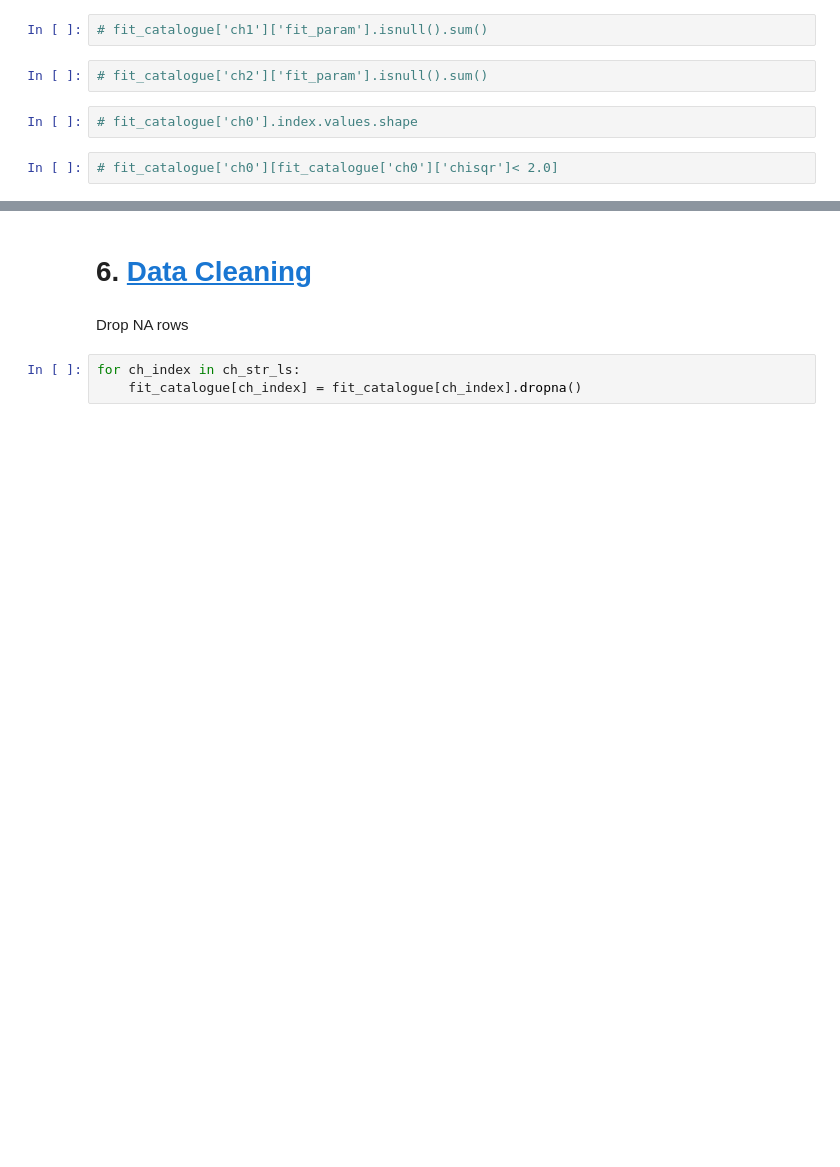
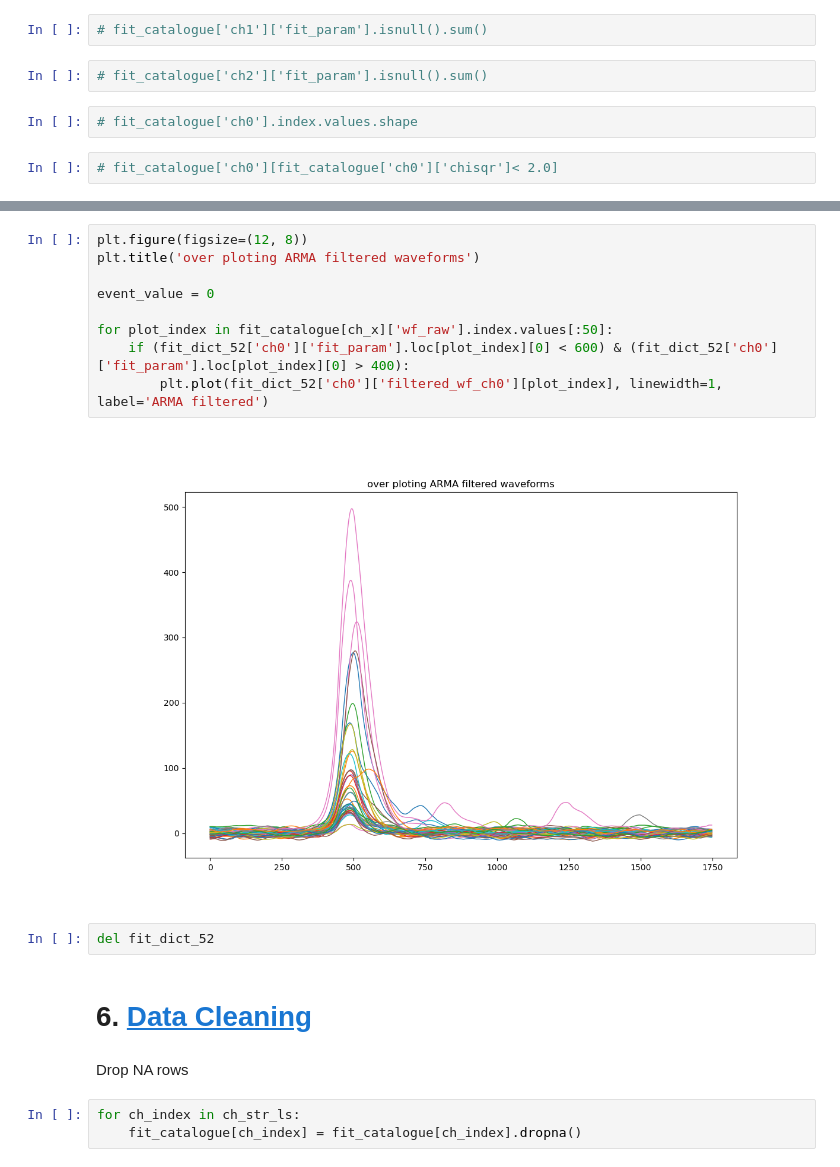
Before and after one commit to sarthchoudhary/ArGCAT, a Jupyter notebook: notebooks/histogram_pulse_param.ipynb, the cells around one changed output, grey strips where cells are left out. Cells and saved outputs as stored; diff of their text form; blank space fills up the shorter version.

```diff
--- a/notebooks/histogram_pulse_param.ipynb
+++ b/notebooks/histogram_pulse_param.ipynb
@@ -185,3 +187,16 @@ plt.legend()
+# %%
+plt.figure(figsize=(12, 8))
+plt.title('over ploting ARMA filtered waveforms')
+
+event_value = 0
+
+for plot_index in fit_catalogue[ch_x]['wf_raw'].index.values[:50]:
+    if (fit_dict_52['ch0']['fit_param'].loc[plot_index][0] < 600) & (fit_dict_52['ch0']['fit_param'].loc[plot_index][0] > 400):
+        plt.plot(fit_dict_52['ch0']['filtered_wf_ch0'][plot_index], linewidth=1, label='ARMA filtered')
+# %% [output]
+[figure, added]
+# %%
+del fit_dict_52
 # %% [markdown]
 # 6. <a id='toc6_'></a>[Data Cleaning](#toc0_)
 # %% [markdown]
```
Also changed, not shown: parts of 27 cells of this notebook.
